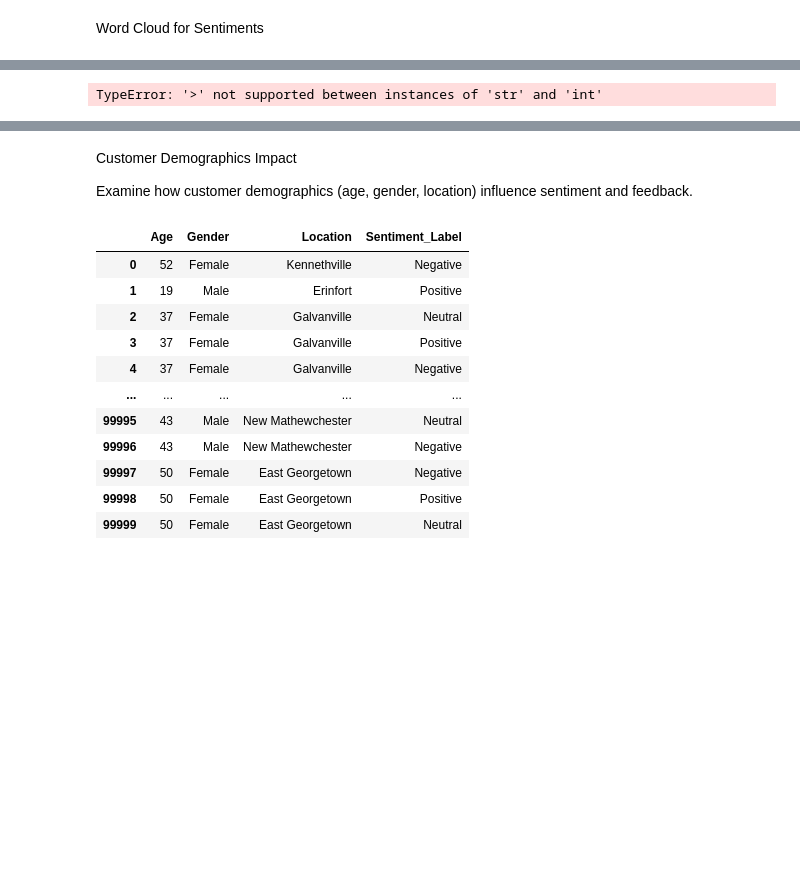
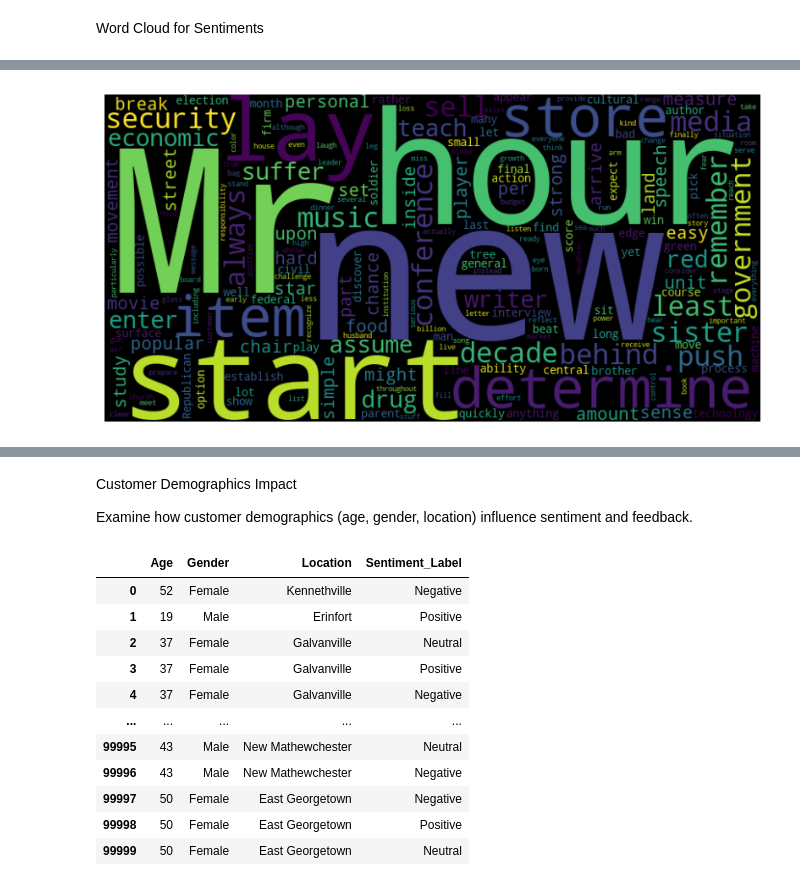
Before and after one commit to gau-01/Python-EDA, a Jupyter notebook: EDAProject.ipynb, the cells around one changed output, grey strips where cells are left out. Saved outputs shown, nothing was run; the diff lists cells and outputs as text; code cells hidden in the pictures; blank space fills up the shorter version.

```diff
--- a/EDAProject.ipynb
+++ b/EDAProject.ipynb
@@ -106,13 +155,14 @@ Word Cloud for Sentiments
 # %%
-#Word Cloud for Positive Sentiment
+#Word Cloud for Negative Sentiment
 from wordcloud import WordCloud
 
-positive_text = feedback[feedback['Sentiment_Label'] > 0]['Comment']
-wordcloud = WordCloud(width=800, height=400).generate(' '.join(positive_text))
+# negative_text = feedback[feedback['Sentiment_Label'] == 'Negative']['Comment']
+negative_text = feedback[feedback['Sentiment_Label'] < 0]['Comment']
+wordcloud = WordCloud(width=800, height=400).generate(' '.join(negative_text))
 plt.figure(figsize=(10, 6))
 plt.imshow(wordcloud, interpolation='bilinear')
 plt.axis('off')
 plt.show()
 # %% [output]
-TypeError: '>' not supported between instances of 'str' and 'int'
+[figure, added]
 # %%
```
Also changed, not shown: parts of 7 cells of this notebook, 3 other files.
